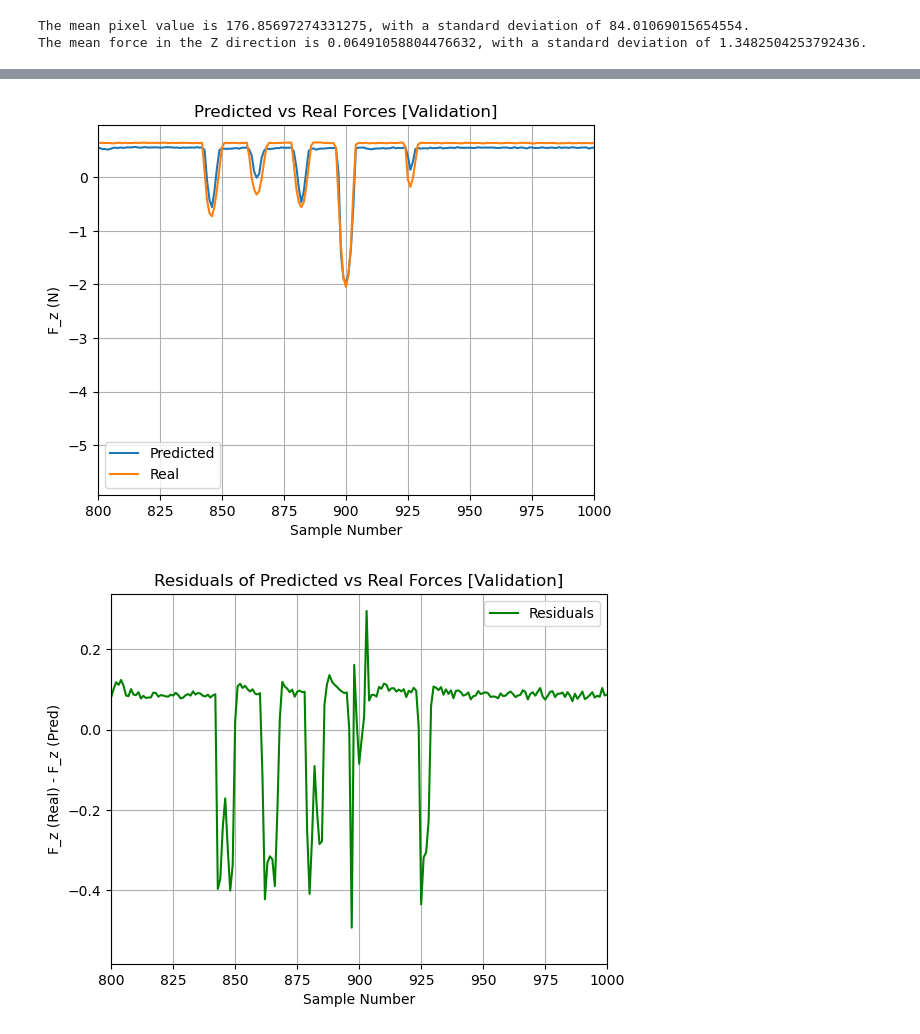
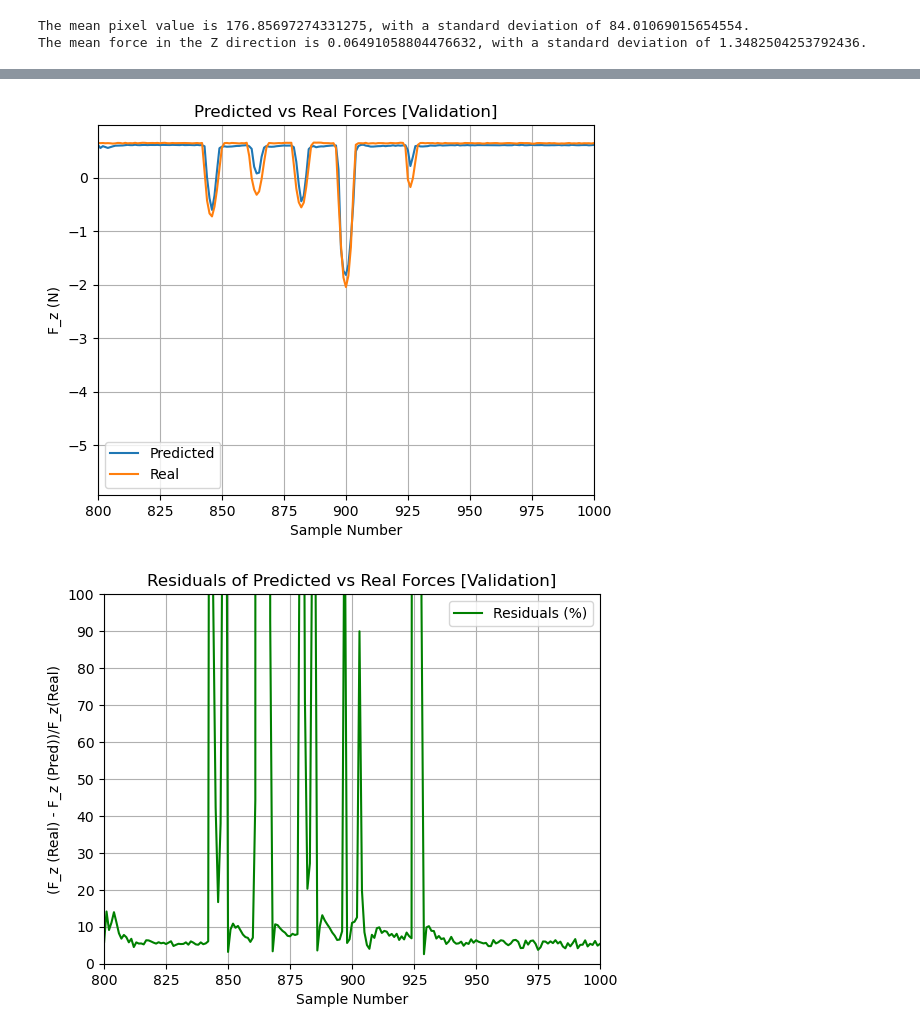
Before and after one commit to SoftSensing/VBSS, a Jupyter notebook: CNN-RNN-Skeleton-Implem.ipynb, the cells around one changed output, grey strips where cells are left out. Saved outputs shown, nothing was run; the diff lists cells and outputs as text; code cells hidden in the pictures.

```diff
--- a/CNN-RNN-Skeleton-Implem.ipynb
+++ b/CNN-RNN-Skeleton-Implem.ipynb
@@ -118,7 +118,7 @@ output_dim = 1   # output dimension
 
 model = RNNModel(input_channels, hidden_dim, layer_dim, output_dim)
 # Load previous model if you'd like:
-model.load_state_dict(torch.load('multisine_att0.09+0.06.pth'))
+model.load_state_dict(torch.load('best_model_epoch_8.pth'))
 
 # Define your loss function
 error = nn.MSELoss()
@@ -129,7 +129,7 @@ optimizer = torch.optim.Adam(model.parameters(), lr=learning_rate)
 # %%
 # Training parameters
 file_size = 1000 # one file contains 1000 samples
-num_epochs = 30
+num_epochs = 10
 batch_size = 200 # should be something that leaves zero reminder when it divides the file_size
 files_num = 10 # how many files to load
 
@@ -147,6 +147,9 @@ last_epoch_training_outputs = []
 last_epoch_training_labels = []
 last_epoch_validation_outputs = []
 last_epoch_validation_labels = []
+
+lowest_validation_loss = 0.119 # RMSE
+new_model_bool = 0
 
 # Run training and validation
 for epoch in range(num_epochs):
@@ -259,4 +262,11 @@ for epoch in range(num_epochs):
 
     # Print losses for the epoch
     print(f'Epoch: {epoch + 1}, Training RMSE: {epoch_training_rmse}, Validation RMSE: {epoch_validation_rmse}')
+
+    # Save the model if it has the lowest validation loss
+    if epoch_validation_rmse < lowest_validation_loss:
+        new_mokdel_bool = 1
+        lowest_validation_loss = epoch_validation_rmse
+        torch.save(model.state_dict(), 'best_cnn_rnn_model.pth')
+        print(f'Model saved at epoch {epoch + 1} with Validation RMSE: {epoch_validation_rmse}')
 # %% [output]
@@ -332,34 +336,36 @@ plt.show()
 # Comparing predictions to real labels [Validation]
 # Process predictions and labels
 last_epoch_validation_outputs = np.array(last_epoch_validation_outputs)
 last_epoch_validation_labels = np.array(last_epoch_validation_labels)
 pred_forcess_val = last_epoch_validation_outputs * forces_z_std + forces_z_mean
 forcess_val = last_epoch_validation_labels * forces_z_std + forces_z_mean
 
 # Plotting
 plt.plot(range(1, len(pred_forcess_val) + 1), pred_forcess_val, label="Predicted")
 plt.plot(range(1, len(forcess_val) + 1), forcess_val, label="Real")
 
 # Adding title, grid, and legend
 plt.title("Predicted vs Real Forces [Validation]")
 plt.xlabel("Sample Number")
 plt.xlim(800,1000)
 plt.ylabel("F_z (N)")
 plt.grid()
 plt.legend()
 plt.show()
 
 # Plotting residuals
-plt.plot(range(1, len(forcess_val) + 1), forcess_val - pred_forcess_val, label="Residuals", color='green')
+plt.plot(range(1, len(forcess_val) + 1), abs((forcess_val - pred_forcess_val)/forcess_val)*100, label="Residuals (%)", color='green')
 
 # Adding title, grid, and legend
 plt.title("Residuals of Predicted vs Real Forces [Validation]")
 plt.xlabel("Sample Number")
 plt.xlim(800,1000)
-plt.ylabel("F_z (Real) - F_z (Pred)")
+plt.ylabel("(F_z (Real) - F_z (Pred))/F_z(Real)")
+plt.ylim(0,100)
+plt.yticks([0, 10, 20, 30, 40, 50, 60, 70, 80, 90, 100])
 plt.grid()
 plt.legend()
 plt.show()
 # %% [output]
-[figure, old version]
+[figure, new version]
-[figure, old version]
+[figure, new version]
```
Also changed, not shown: parts of 6 cells of this notebook, 2 other files.
